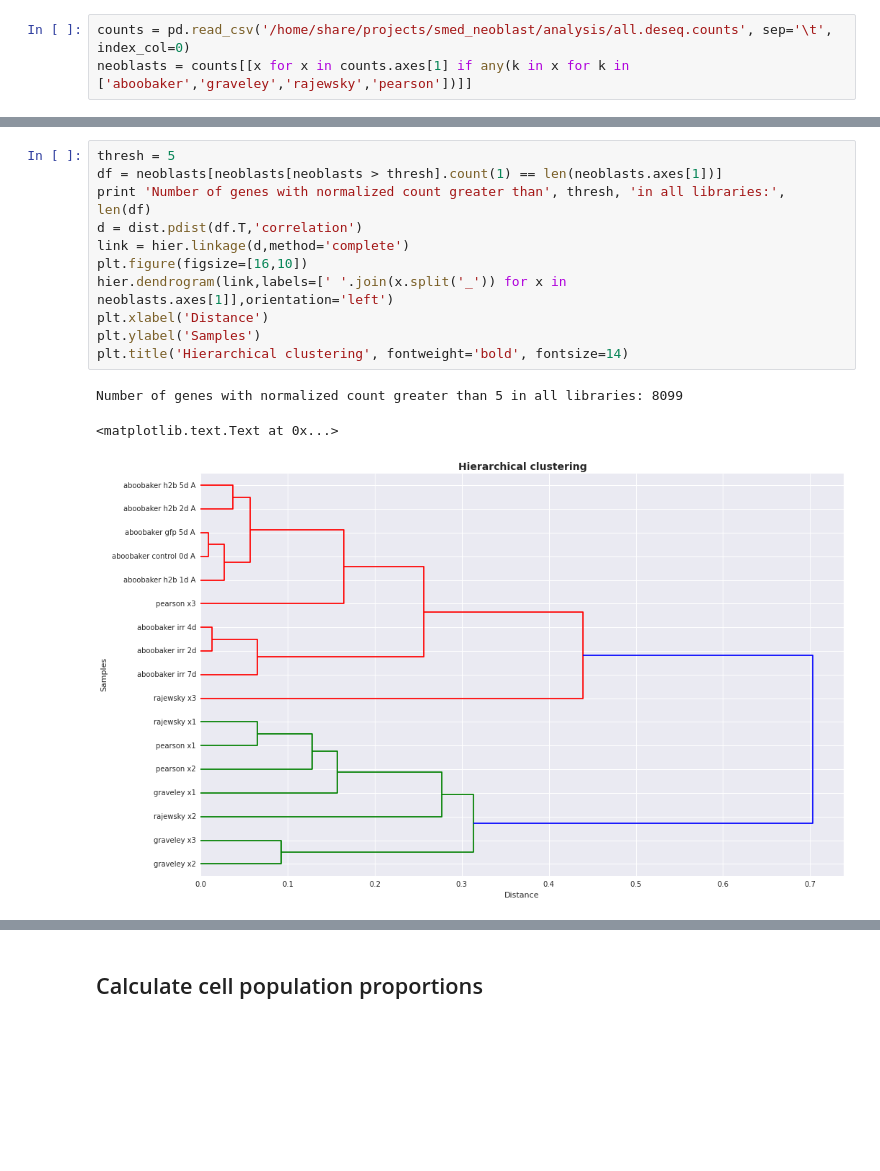
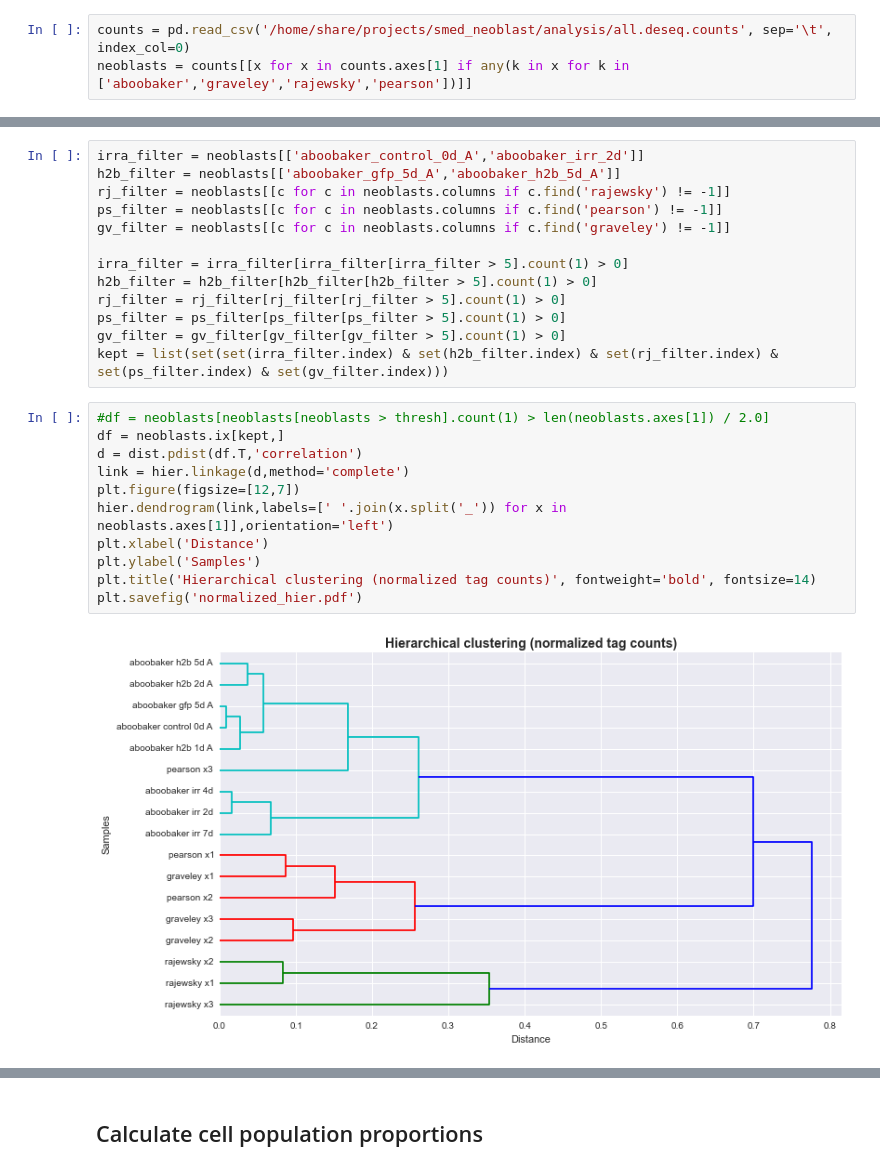
Before and after one commit to damiankao/smed-neoblast-analysis, a Jupyter notebook: 005_analysis.ipynb, the cells around one changed output, grey strips where cells are left out. Drawn from its saved outputs; the diff is of its cells as text; blank space fills up the shorter version.

```diff
--- a/005_analysis.ipynb
+++ b/005_analysis.ipynb
@@ -98,16 +90,27 @@ ax.set_ylabel('Number of genes')
+# %%
+irra_filter = neoblasts[['aboobaker_control_0d_A','aboobaker_irr_2d']]
+h2b_filter = neoblasts[['aboobaker_gfp_5d_A','aboobaker_h2b_5d_A']]
+rj_filter = neoblasts[[c for c in neoblasts.columns if c.find('rajewsky') != -1]]
+ps_filter = neoblasts[[c for c in neoblasts.columns if c.find('pearson') != -1]]
+gv_filter = neoblasts[[c for c in neoblasts.columns if c.find('graveley') != -1]]
+
+irra_filter = irra_filter[irra_filter[irra_filter > 5].count(1) > 0]
+h2b_filter = h2b_filter[h2b_filter[h2b_filter > 5].count(1) > 0]
+rj_filter = rj_filter[rj_filter[rj_filter > 5].count(1) > 0]
+ps_filter = ps_filter[ps_filter[ps_filter > 5].count(1) > 0]
+gv_filter = gv_filter[gv_filter[gv_filter > 5].count(1) > 0]
+kept = list(set(set(irra_filter.index) & set(h2b_filter.index) & set(rj_filter.index) & set(ps_filter.index) & set(gv_filter.index)))
 # %%
-thresh = 5
-df = neoblasts[neoblasts[neoblasts > thresh].count(1) == len(neoblasts.axes[1])]
-print 'Number of genes with normalized count greater than', thresh, 'in all libraries:', len(df)
+#df = neoblasts[neoblasts[neoblasts > thresh].count(1) > len(neoblasts.axes[1]) / 2.0]
+df = neoblasts.ix[kept,]
 d = dist.pdist(df.T,'correlation')
 link = hier.linkage(d,method='complete')
-plt.figure(figsize=[16,10])
+plt.figure(figsize=[12,7])
 hier.dendrogram(link,labels=[' '.join(x.split('_')) for x in neoblasts.axes[1]],orientation='left')
 plt.xlabel('Distance')
 plt.ylabel('Samples')
-plt.title('Hierarchical clustering', fontweight='bold', fontsize=14)
+plt.title('Hierarchical clustering (normalized tag counts)', fontweight='bold', fontsize=14)
+plt.savefig('normalized_hier.pdf')
 # %% [output]
-Number of genes with normalized count greater than 5 in all libraries: 8099
-<matplotlib.text.Text at 0x...>
-[figure, old version]
+[figure, new version]
 # %%
```
Also changed, not shown: parts of 34 cells of this notebook, 5 other files.
